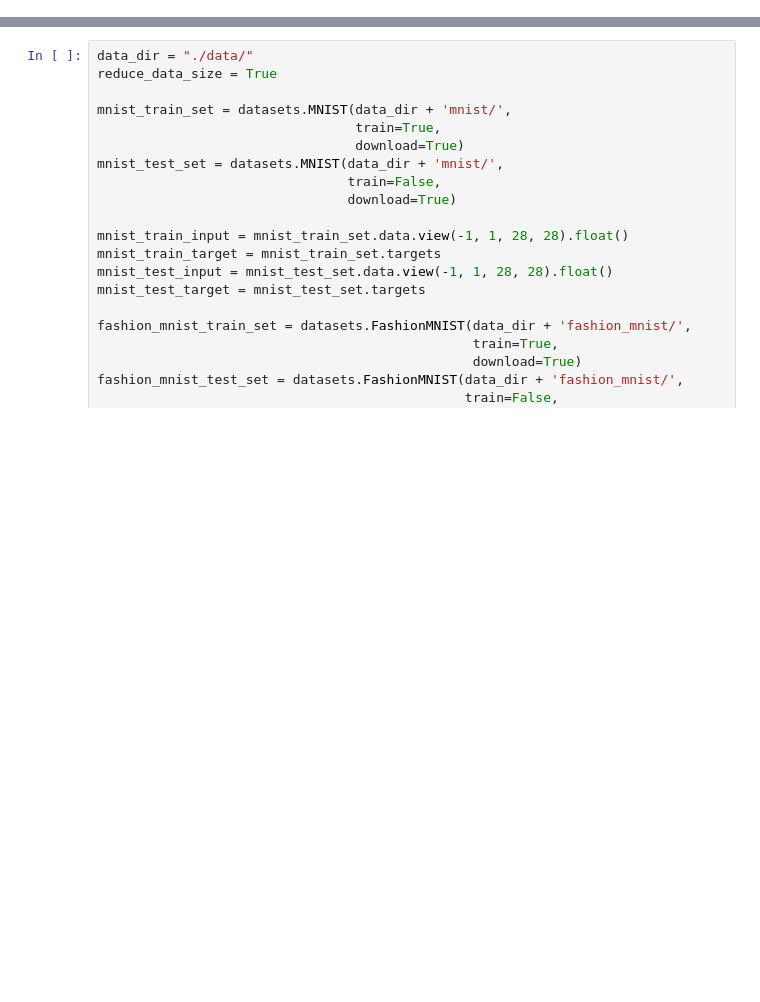
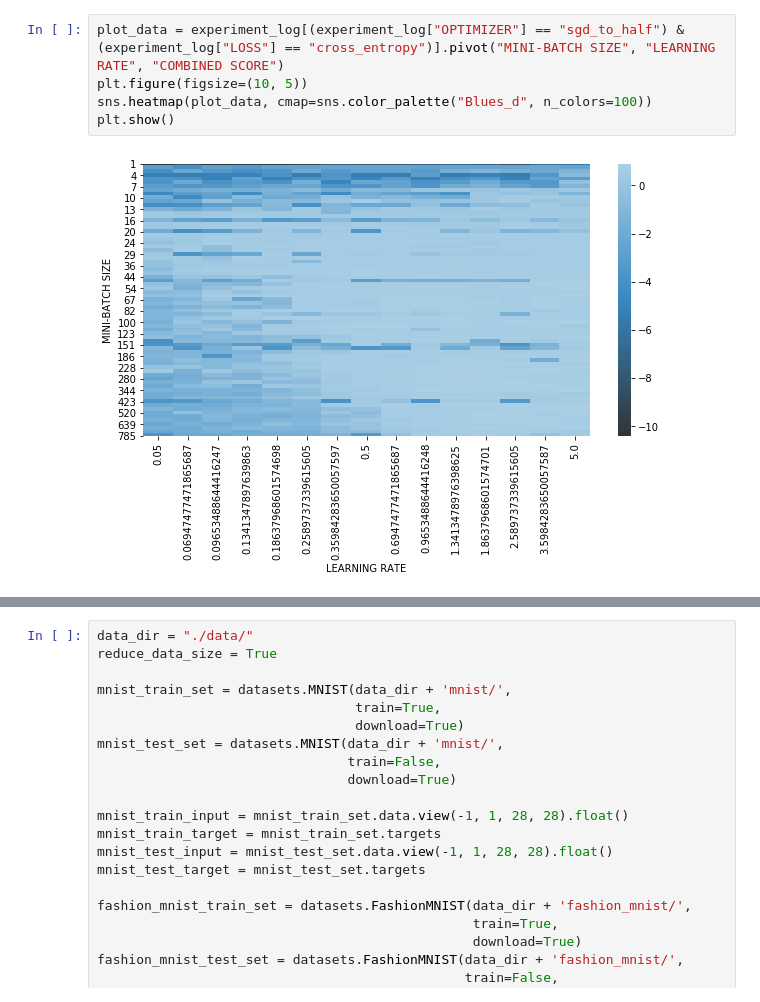
Before and after one commit to Bani57/CS-439-OptiML-project, a Jupyter notebook: Miniproject_Convergence_Test.ipynb, the cells around one changed output, grey strips where cells are left out. Saved outputs shown, nothing was run; the diff lists cells and outputs as text; blank space fills up the shorter version.

```diff
--- a/Miniproject_Convergence_Test.ipynb
+++ b/Miniproject_Convergence_Test.ipynb
@@ -17,0 +89,7 @@ torch.backends.cudnn.benchmark = False
+# %%
+plot_data = experiment_log[(experiment_log["OPTIMIZER"] == "sgd_to_half") & (experiment_log["LOSS"] == "cross_entropy")].pivot("MINI-BATCH SIZE", "LEARNING RATE", "COMBINED SCORE")
+plt.figure(figsize=(10, 5))
+sns.heatmap(plot_data, cmap=sns.color_palette("Blues_d", n_colors=100))
+plt.show()
+# %% [output]
+[figure, added]
```
Also changed, not shown: parts of 29 cells of this notebook.
